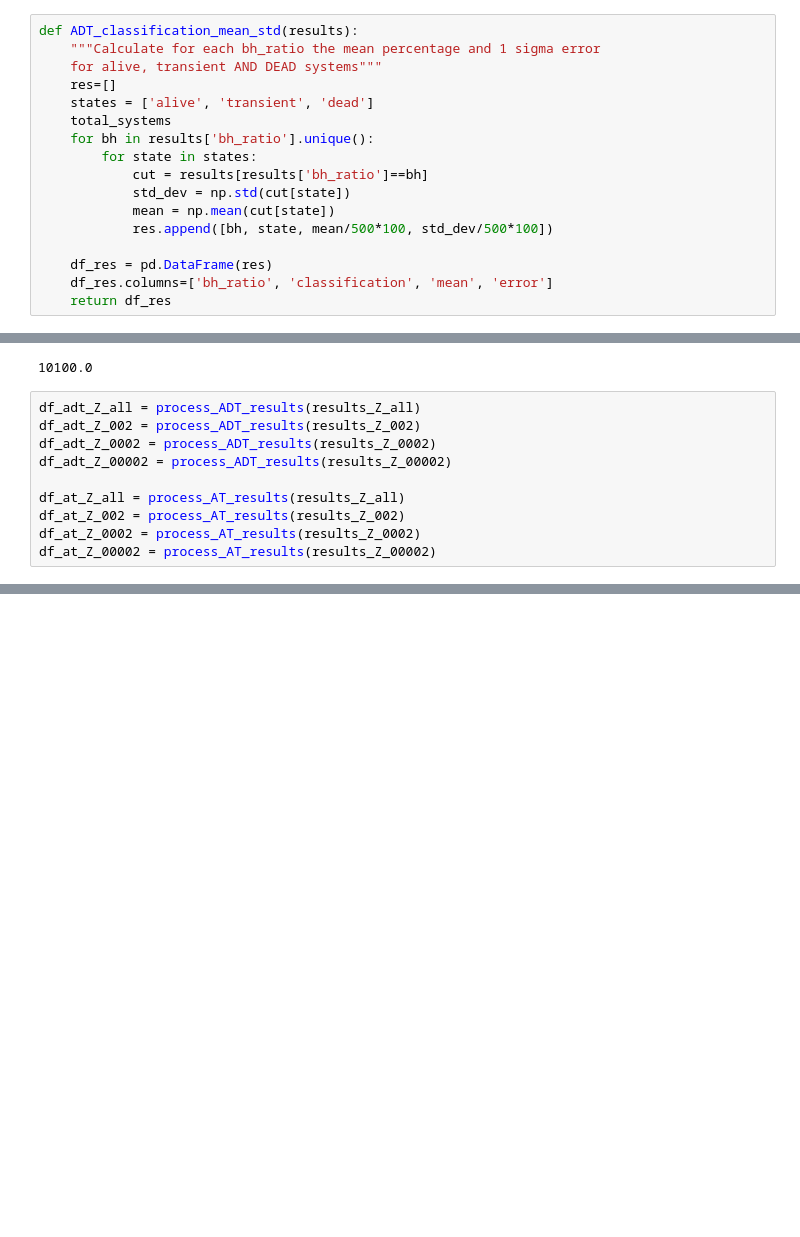
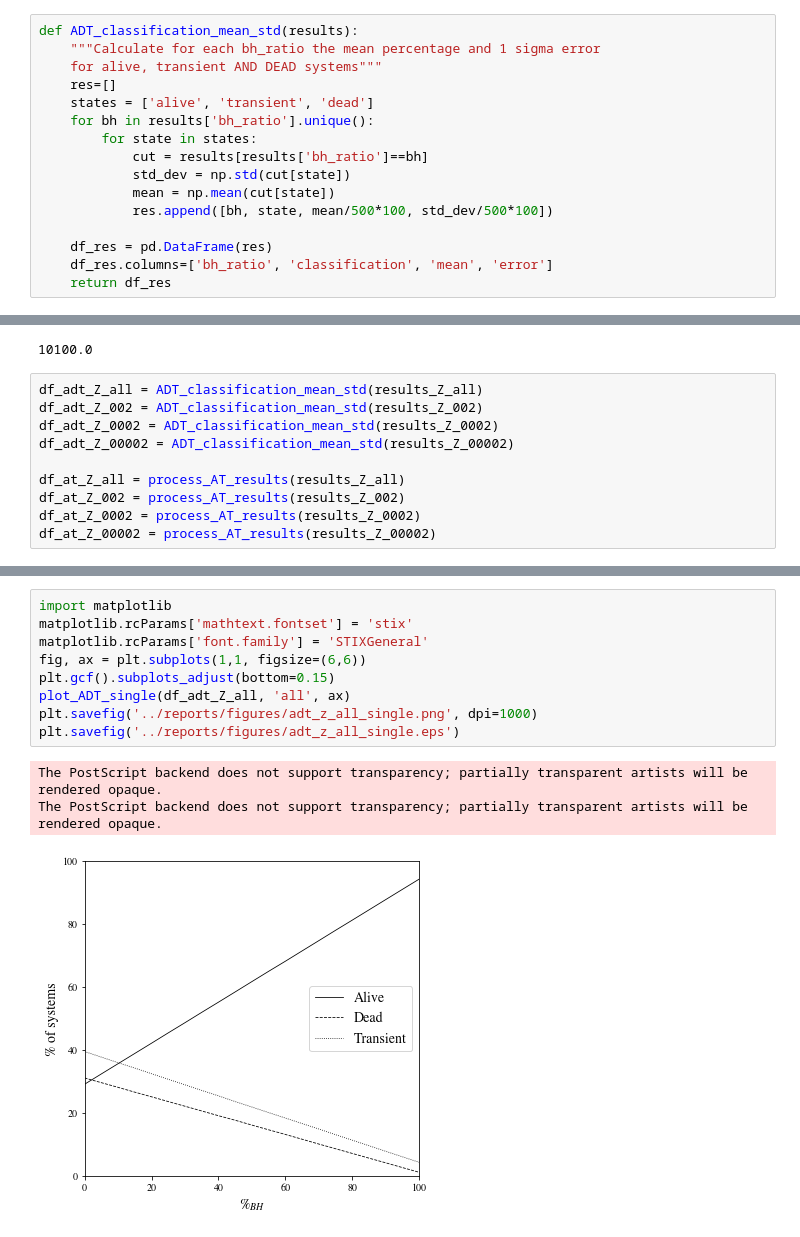
Before and after one commit to nx1/ulx_pop, a Jupyter notebook: notebooks/plot_bh_ratio_vs_classification.ipynb, the cells around one changed output, grey strips where cells are left out. Cells and saved outputs as stored; diff of their text form; blank space fills up the shorter version.

```diff
--- a/notebooks/plot_bh_ratio_vs_classification.ipynb
+++ b/notebooks/plot_bh_ratio_vs_classification.ipynb
@@ -10,7 +10,6 @@ def ADT_classification_mean_std(results):
     for alive, transient AND DEAD systems"""
     res=[]
     states = ['alive', 'transient', 'dead']
-    total_systems
     for bh in results['bh_ratio'].unique():
         for state in states:
             cut = results[results['bh_ratio']==bh]
@@ -258,10 +266,10 @@ len(results_Z_002)/len(np.arange(0,1.05,0.05))
 # %% [output]
 10100.0
 # %%
-df_adt_Z_all = process_ADT_results(results_Z_all)
-df_adt_Z_002 = process_ADT_results(results_Z_002)
-df_adt_Z_0002 = process_ADT_results(results_Z_0002)
-df_adt_Z_00002 = process_ADT_results(results_Z_00002)
+df_adt_Z_all = ADT_classification_mean_std(results_Z_all)
+df_adt_Z_002 = ADT_classification_mean_std(results_Z_002)
+df_adt_Z_0002 = ADT_classification_mean_std(results_Z_0002)
+df_adt_Z_00002 = ADT_classification_mean_std(results_Z_00002)
 
 df_at_Z_all = process_AT_results(results_Z_all)
 df_at_Z_002 = process_AT_results(results_Z_002)
@@ -285,0 +459,13 @@ The PostScript backend does not support transparency; partially transparent arti
+# %%
+import matplotlib
+matplotlib.rcParams['mathtext.fontset'] = 'stix'
+matplotlib.rcParams['font.family'] = 'STIXGeneral'
+fig, ax = plt.subplots(1,1, figsize=(6,6))
+plt.gcf().subplots_adjust(bottom=0.15)
+plot_ADT_single(df_adt_Z_all, 'all', ax)
+plt.savefig('../reports/figures/adt_z_all_single.png', dpi=1000)
+plt.savefig('../reports/figures/adt_z_all_single.eps')
+# %% [output]
+The PostScript backend does not support transparency; partially transparent artists will be rendered opaque.
+The PostScript backend does not support transparency; partially transparent artists will be rendered opaque.
+[figure, added]
```
Also changed, not shown: parts of 10 cells of this notebook, 6 other files.
